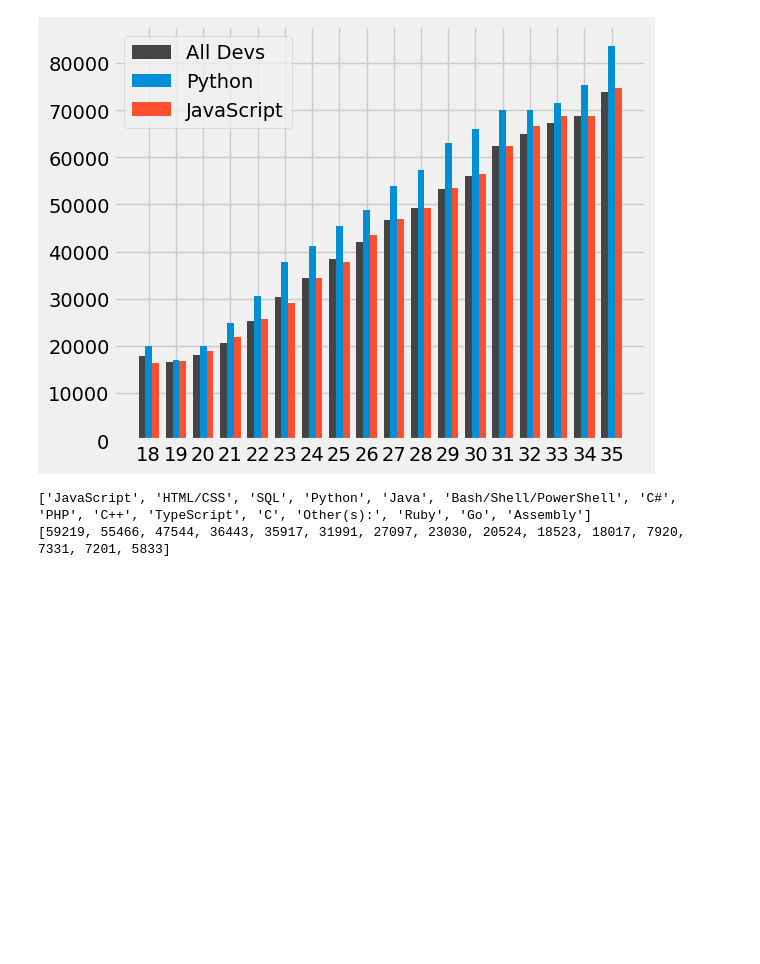
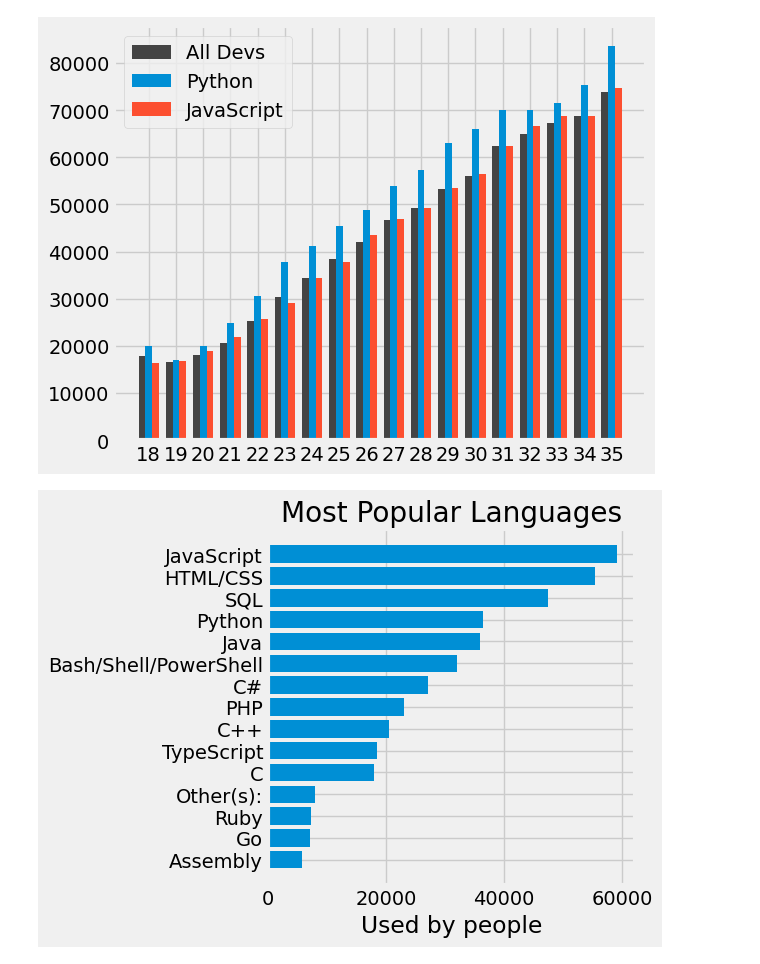
Before and after one commit to shruti-1102/zero-to-analyst, a Jupyter notebook: mpl-tut.ipynb, the cells around one changed output. Cells and saved outputs as stored; diff of their text form; code cells hidden in the pictures; blank space fills up the shorter version.

```diff
--- a/mpl-tut.ipynb
+++ b/mpl-tut.ipynb
@@ -66,30 +66,33 @@ plt.show()
 # %%
 plt.style.use('fivethirtyeight')
 
-with open('data.csv') as csv_file:
-    csv_reader = csv.DictReader(csv_file)
+data = pd.read_csv('data.csv')
+ids = data['Responder_id']
+lang_responses = data['LanguagesWorkedWith']
 
-    language_counter = Counter()
+language_counter = Counter()
 
-    for row in csv_reader:
-        language_counter.update(row['LanguagesWorkedWith'].split(';'))
+for response in lang_responses:
+    language_counter.update(response.split(';'))
 
 languages = []
 popularity = []
 
 for item in language_counter.most_common(15):
     languages.append(item[0])
     popularity.append(item[1])
 
-plt.bar(languages, popularity)
+languages.reverse()
+popularity.reverse()
+
+plt.barh(languages, popularity)
 
 plt.title("Most Popular Languages")
-plt.xlabel("Programming Languages")
-plt.ylabel("Used by people")
+# plt.ylabel("Programming Languages")
+plt.xlabel("Used by people")
 
 plt.tight_layout()
 
 plt.show()
 # %% [output]
-['JavaScript', 'HTML/CSS', 'SQL', 'Python', 'Java', 'Bash/Shell/PowerShell', 'C#', 'PHP', 'C++', 'TypeScript', 'C', 'Other(s):', 'Ruby', 'Go', 'Assembly']
-[59219, 55466, 47544, 36443, 35917, 31991, 27097, 23030, 20524, 18523, 18017, 7920, 7331, 7201, 5833]
+[figure, added]
```
